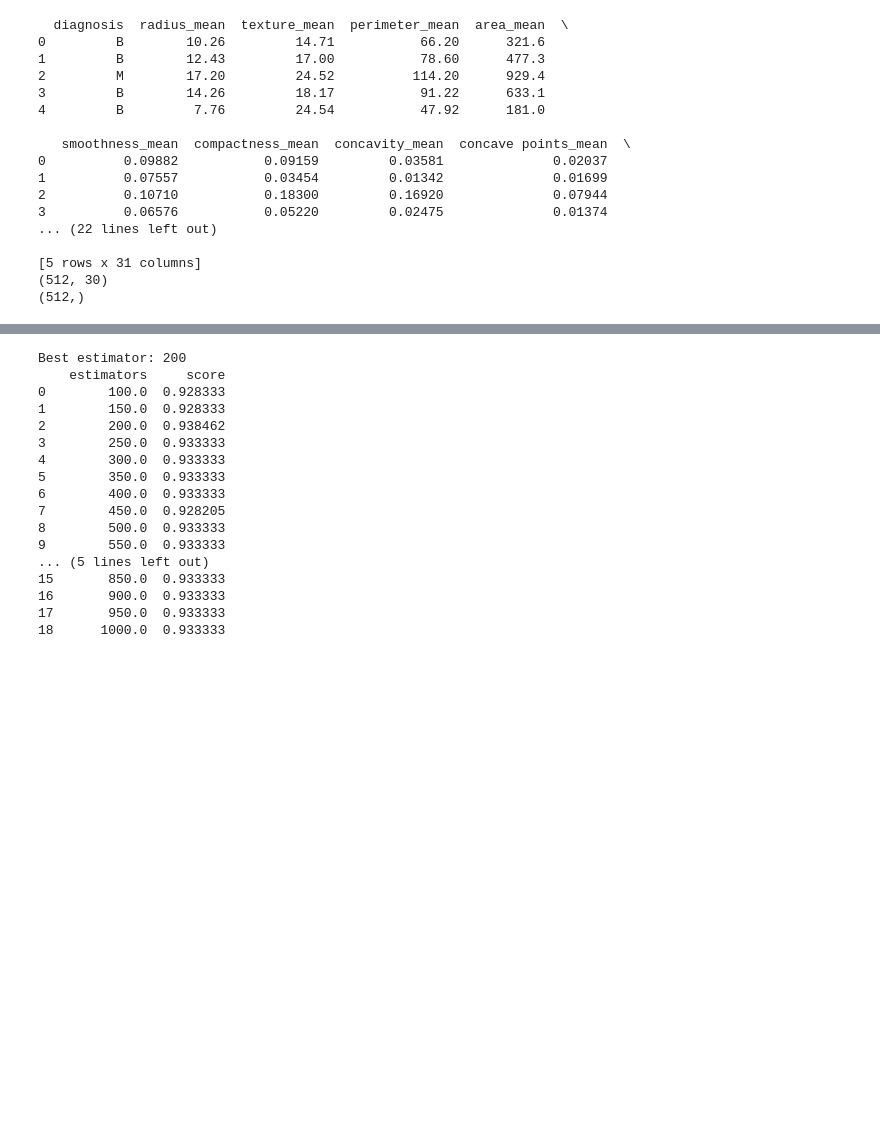
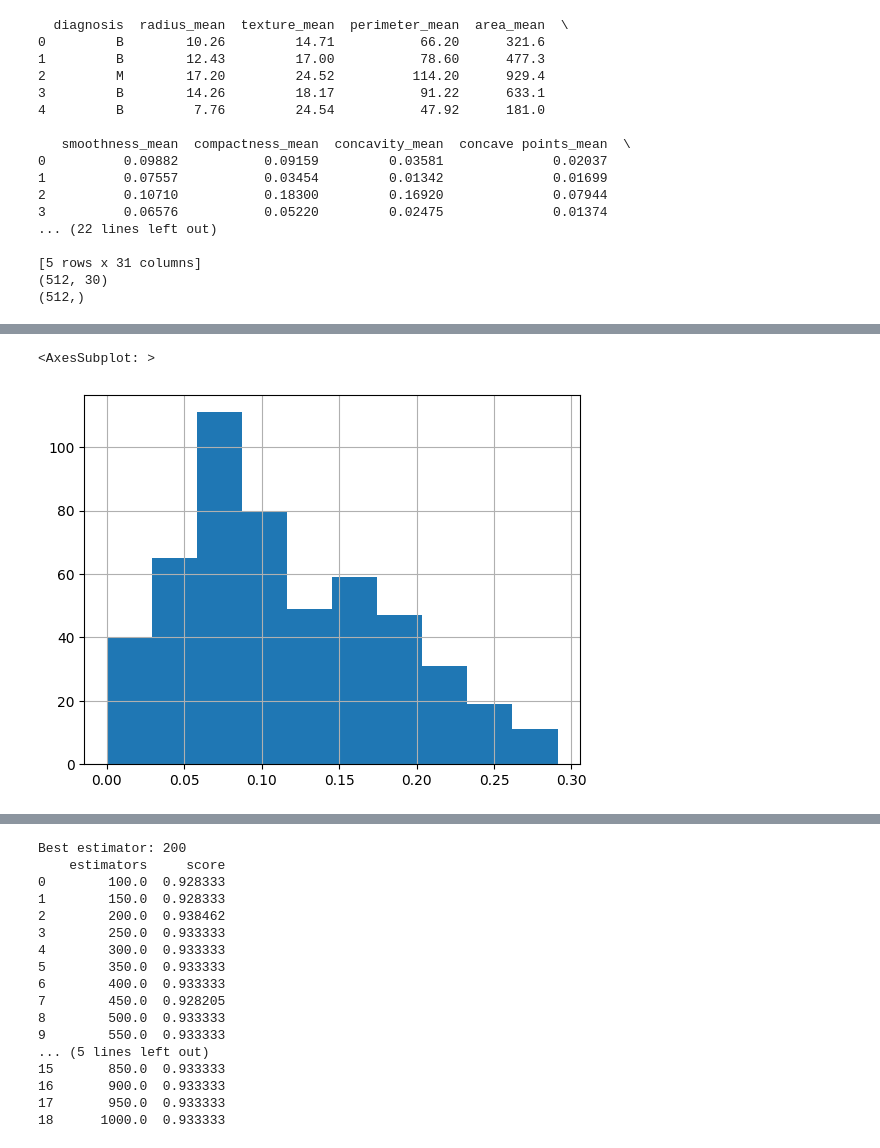
Before and after one commit to fbarth/mlbugdetection_test, a Jupyter notebook: src/cancer_mama_model.ipynb, the cells around one changed output, grey strips where cells are left out. Saved outputs shown, nothing was run; the diff lists cells and outputs as text; code cells hidden in the pictures; blank space fills up the shorter version.

```diff
--- a/src/cancer_mama_model.ipynb
+++ b/src/cancer_mama_model.ipynb
@@ -36,0 +47,5 @@ print(y_train.shape)
+# %%
+X_train['concave points_worst'].hist()
+# %% [output]
+<AxesSubplot: >
+[figure, added]
```
Also changed, not shown: parts of 3 cells of this notebook, 1 other file.
